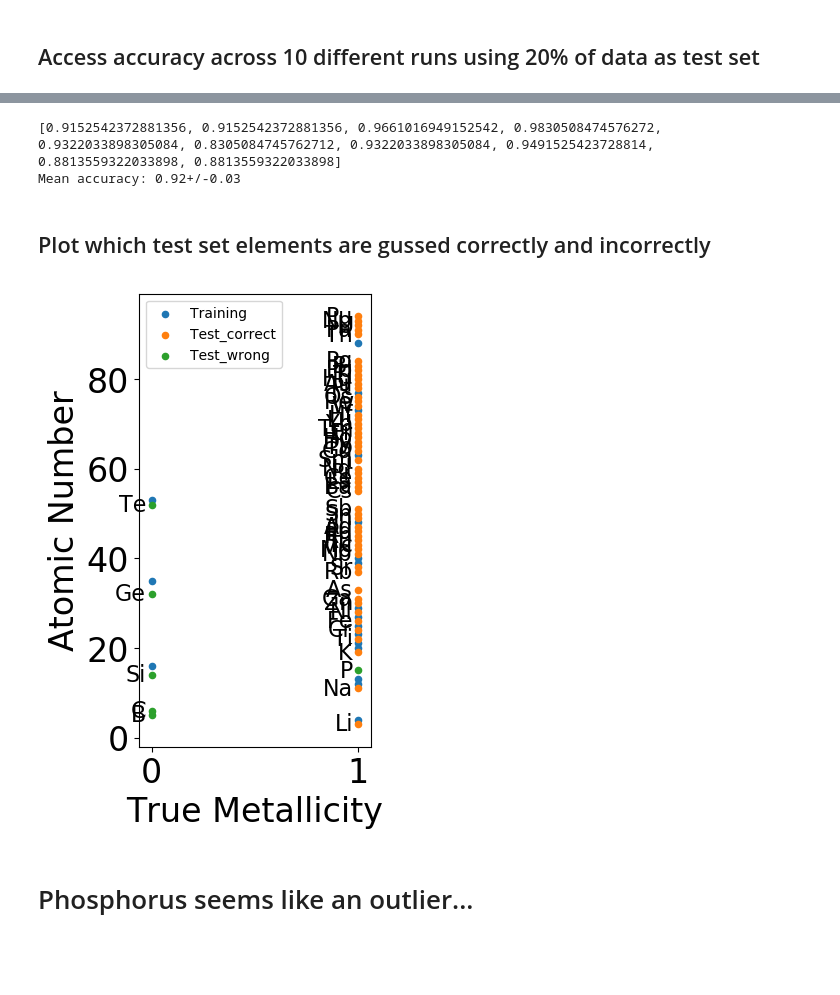
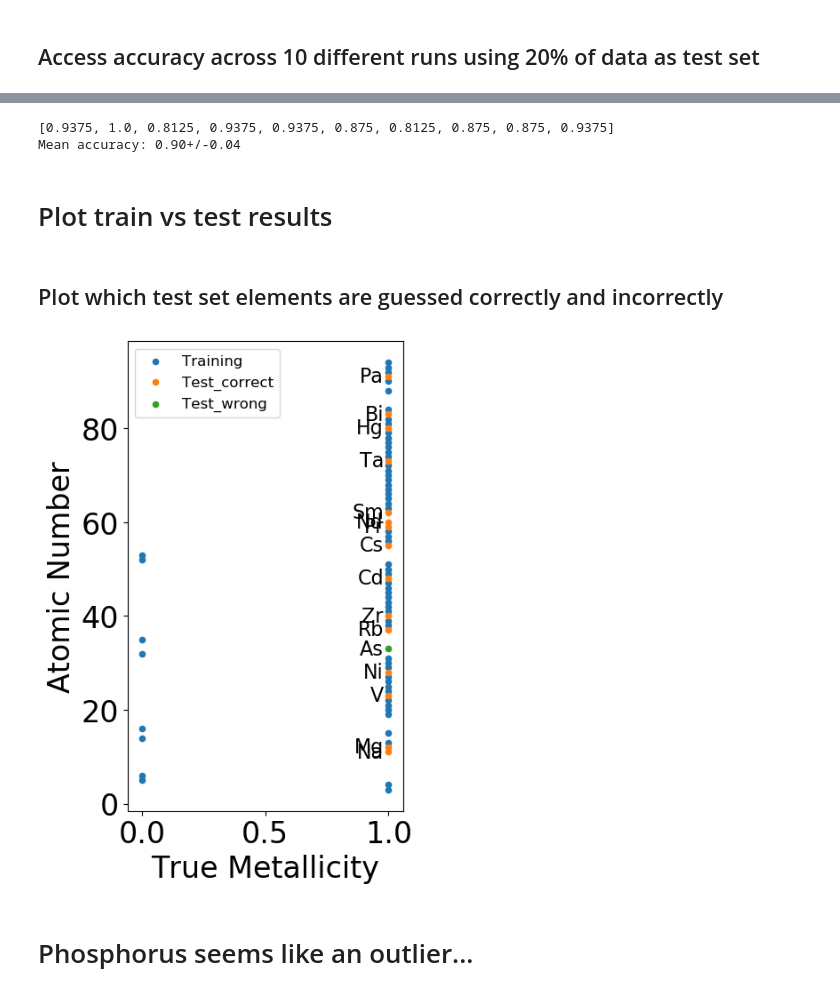
Before and after one commit to mtdg-wagner/goldhammer-herzfeld-elements, a Jupyter notebook: src/Elemental_predictions.ipynb, the cells around one changed output, grey strips where cells are left out. Saved outputs shown, nothing was run; the diff lists cells and outputs as text; code cells hidden in the pictures; blank space fills up the shorter version.

```diff
--- a/src/Elemental_predictions.ipynb
+++ b/src/Elemental_predictions.ipynb
@@ -59,5 +84,5 @@ plt.show()
 # %%
-df['metallic'] = df['log_cond'].apply(lambda x: np.where(x <= 5.0, 0, 1))
+df['metallic'] = df['log_cond'].apply(lambda x: np.where(x <= 3.0, 0, 1))
 df.head()
 # %% [output]
 |  | Electrical Conductivity Ang | conductivity_unit1 | Name | Symbol | # | Electrical Conductivity Wolfram | ... |
@@ -127,0 +154,6 @@ df.head()
+# %%
+drop_bg = True
+if drop_bg:
+    df = df.drop('MagpieData minimum GSbandgap', axis=1)
+df.to_csv("../../data/hammerfeld_criterion/featurized_elements.csv",index=False)
+df.columns
@@ -128,3 +178,20 @@ df.head()
+# %%
+def abbreviate(word):
+        '''Replace long names with shorter ones.'''
+        replacements = {'MagpieData ': '',
+                       'minimum ': ''}
+
+        for item, abbrv in replacements.items():
+            word = word.replace(item, abbrv)
+        return word
+def abbreviate_features(X):
+    """Renames columns in DataFrame to make plots fit better."""
+    orig_names = list(X)
+    new_names = [abbreviate(word) for word in orig_names]
+    column_names = dict(zip(orig_names, new_names))
+    X.rename(index=str, columns=column_names, inplace=True)
+    return X
+df = abbreviate_features(df)
 # %% [markdown]
 # Run classifier model to predict metallicity
 # %%
@@ -197,12 +264,14 @@ XGB hyperparameters selected in 4.571 s
 The default of the `iid` parameter will change from True to False in version 0.22 and will be removed in 0.24. This will change numeric results when test-set sizes are unequal.
 # %%
-scores = get_scores(X, y, model, metric=accuracy_score, test_size=0.75)
+scores = get_scores(X, y, model, metric=accuracy_score, test_size=0.20)
 print(scores)
 mean, conf_interval = mean_confidence_interval(scores, confidence=0.95)
 print('Mean accuracy: {:0.2f}+/-{:0.2f}'.format(mean, conf_interval))
 # %% [output]
-[0.9152542372881356, 0.9152542372881356, 0.9661016949152542, 0.9830508474576272, 0.9322033898305084, 0.8305084745762712, 0.9322033898305084, 0.9491525423728814, 0.8813559322033898, 0.8813559322033898]
-Mean accuracy: 0.92+/-0.03
+[0.9375, 1.0, 0.8125, 0.9375, 0.9375, 0.875, 0.8125, 0.875, 0.875, 0.9375]
+Mean accuracy: 0.90+/-0.04
+# %% [markdown]
+# Plot train vs test results
 # %%
 def plot_train_test(X, y, test_size=0.15, seed=2, figsize=(6, 8), dpi=150, s=12, labelsize=16):
     """Trains metallicity model and scatter plots predictions.
@@ -224,14 +293,15 @@ def plot_train_test(X, y, test_size=0.15, seed=2, figsize=(6, 8), dpi=150, s=12,
 
     # Plot training set
     fig = plt.figure(figsize=figsize, dpi=dpi)
-    plt.scatter(y_train, X_train['MagpieData minimum Number'], s=s)
+    plt.scatter(y_train, X_train['Number'], s=s)
 
+    texts =[]
     # Plotting utility function
     def plot_subset(mask):
-        X_subset = X_test['MagpieData minimum Number'].values[mask]
+        X_subset = X_test['Number'].values[mask]
         y_subset = y_test.values[mask]
         plt.scatter(y_subset, X_subset, s=s)
-        labels = [X.loc[X['MagpieData minimum Number'] == x, 'Symbol'].values[0] for x in X_subset]
+        labels = [X.loc[X['Number'] == x, 'Symbol'].values[0] for x in X_subset]
         for i, txt in enumerate(labels):
             plt.annotate(labels[i],
                          (y_subset[i], X_subset[i]),
@@ -240,6 +310,11 @@ def plot_train_test(X, y, test_size=0.15, seed=2, figsize=(6, 8), dpi=150, s=12,
                         va='center',
                         xytext=(-4, 0),
                         textcoords='offset points')
+#             texts.append(plt.text(y_subset[i],
+#                           X_subset[i],
+#                           labels[i],
+#                         clip_on=True,
+#                         fontsize=20))
 
     # Plot correctly predicted elements in test set
     mask = np.equal(y_test.values, predictions)
@@ -253,18 +328,19 @@ def plot_train_test(X, y, test_size=0.15, seed=2, figsize=(6, 8), dpi=150, s=12,
     plt.ylabel("Atomic Number", fontsize=24)
     plt.xlabel("True Metallicity", fontsize=24)
     plt.tick_params(axis='both', which='major', labelsize=24)
-    plt.legend(['Training', 'Test_correct', 'Test_wrong'])
+    plt.legend(['Training', 'Test_correct', 'Test_wrong'], fontsize=12)
+#     adjust_text(texts, arrowprops=dict(arrowstyle="->", color='r', lw=0.5), lim=200)
     plt.show()
 # %% [markdown]
-## Plot which test set elements are gussed correctly and incorrectly
+## Plot which test set elements are guessed correctly and incorrectly
 # %%
 # Play around with seed to change test set
 # Increase test size to change difficulty
 # It is possible to get near perfect accuracies even with only 1/4 the elements in training!
 model = GradientBoostingClassifier(**best_params)
-plot_train_test(X, y, test_size=0.75, seed=1, figsize=(3,6), s=20, labelsize=16, dpi=100)
+plot_train_test(X, y, test_size=0.20, seed=4, figsize=(4,7), s=20, labelsize=16, dpi=100)
 # %% [output]
-[figure, old version]
+[figure, new version]
 # %% [markdown]
 # Phosphorus seems like an outlier...
 # %% [markdown]
```
Also changed, not shown: parts of 47 cells of this notebook, 1 other file.
